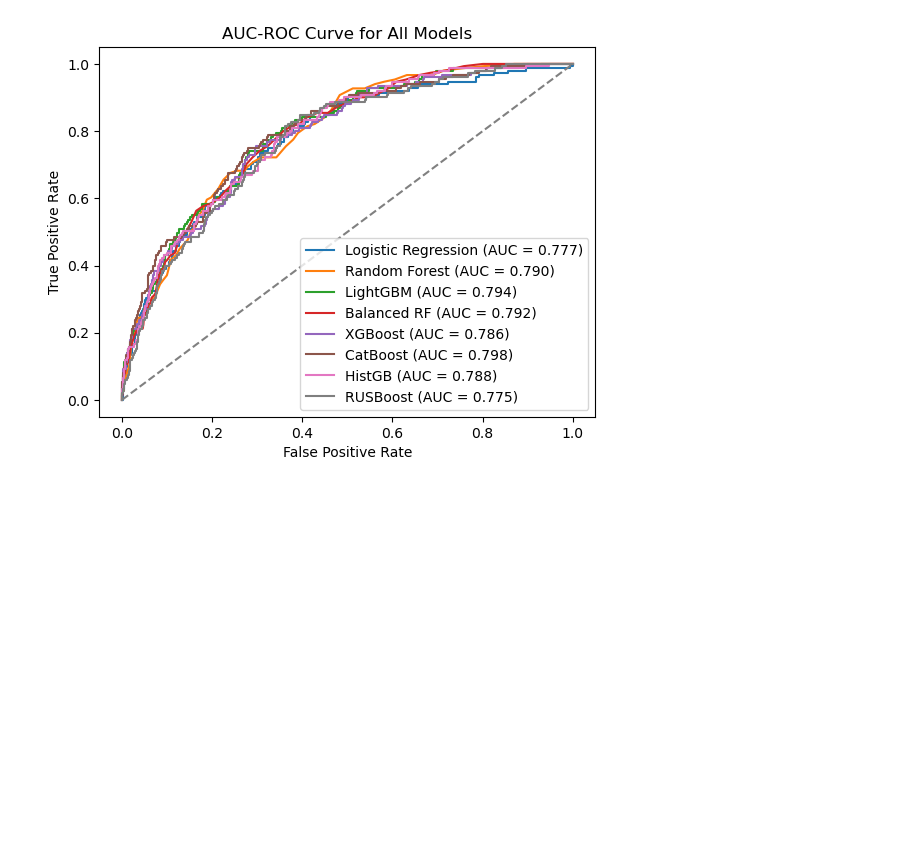
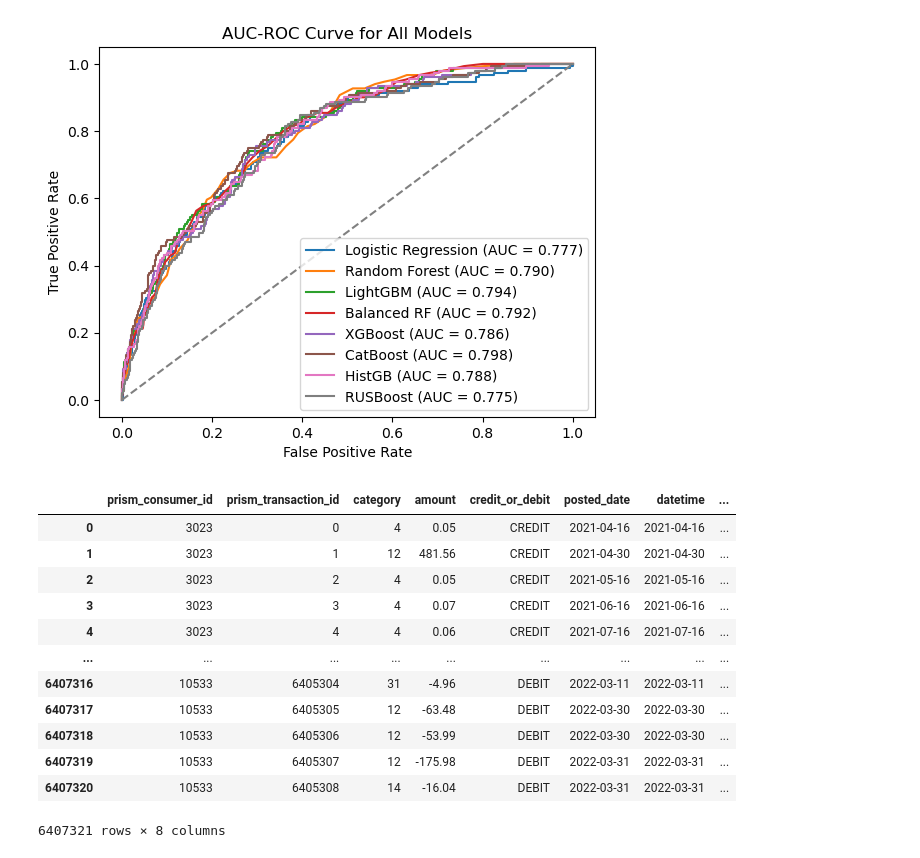
Before and after one commit to hillarychang/dsc180b-capstone-q2, a Jupyter notebook: src/notebooks/q2_feature_training.ipynb, the cells around one changed output. Cells and saved outputs as stored; diff of their text form; code cells hidden in the pictures; blank space fills up the shorter version.

```diff
--- a/src/notebooks/q2_feature_training.ipynb
+++ b/src/notebooks/q2_feature_training.ipynb
@@ -178,3 +190,19 @@ inflow_occurrences_INVESTMENT_INCOME    0.025352    -0.027870
         outflow_occurences_AUTO_LOAN    0.022197     0.002936
         outflow_occurences_INSURANCE    0.021752    -0.047956
 [figure]
+# %%
+tdf
+# %% [output]
+|  | prism_consumer_id | prism_transaction_id | category | amount | credit_or_debit | posted_date | datetime | ... |
+| 0 | 3023 | 0 | 4 | 0.05 | CREDIT | 2021-04-16 | 2021-04-16 | ... |
+| 1 | 3023 | 1 | 12 | 481.56 | CREDIT | 2021-04-30 | 2021-04-30 | ... |
+| 2 | 3023 | 2 | 4 | 0.05 | CREDIT | 2021-05-16 | 2021-05-16 | ... |
+| 3 | 3023 | 3 | 4 | 0.07 | CREDIT | 2021-06-16 | 2021-06-16 | ... |
+| 4 | 3023 | 4 | 4 | 0.06 | CREDIT | 2021-07-16 | 2021-07-16 | ... |
+| ... | ... | ... | ... | ... | ... | ... | ... | ... |
+| 6407316 | 10533 | 6405304 | 31 | -4.96 | DEBIT | 2022-03-11 | 2022-03-11 | ... |
+| 6407317 | 10533 | 6405305 | 12 | -63.48 | DEBIT | 2022-03-30 | 2022-03-30 | ... |
+| 6407318 | 10533 | 6405306 | 12 | -53.99 | DEBIT | 2022-03-30 | 2022-03-30 | ... |
+| 6407319 | 10533 | 6405307 | 12 | -175.98 | DEBIT | 2022-03-31 | 2022-03-31 | ... |
+| 6407320 | 10533 | 6405308 | 14 | -16.04 | DEBIT | 2022-03-31 | 2022-03-31 | ... |
+6407321 rows × 8 columns
```
Also changed, not shown: parts of 9 cells of this notebook, 6 other files.
